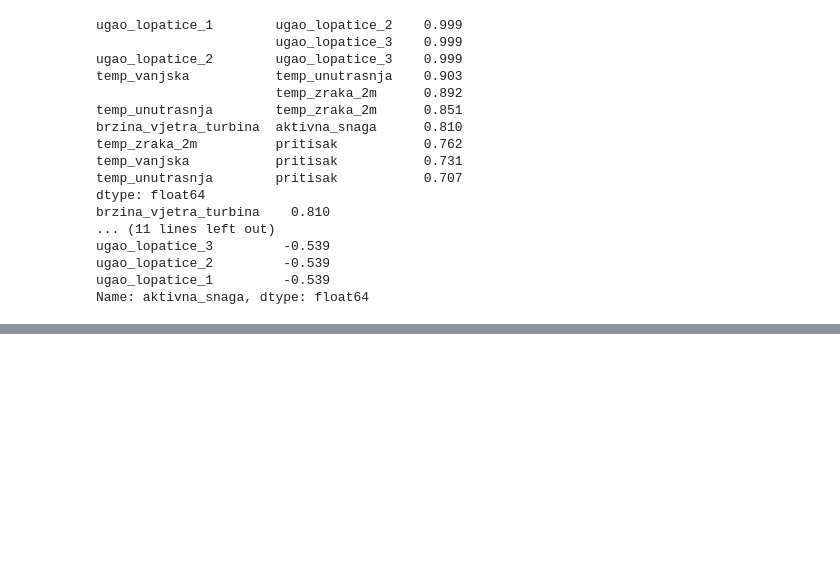
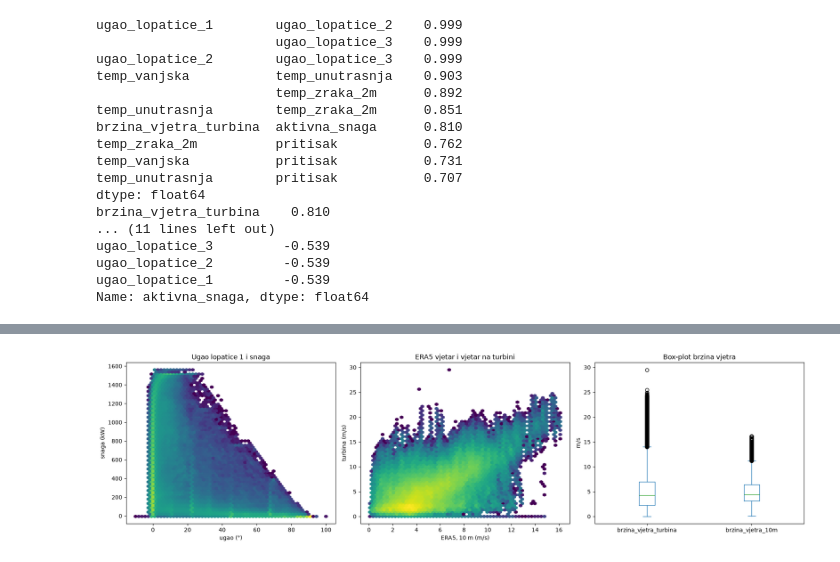
Before and after one commit to mehocatic/ml_practice, a Jupyter notebook: projekat.ipynb, the cells around one changed output, grey strips where cells are left out. Drawn from its saved outputs; the diff is of its cells as text; code cells hidden in the pictures; blank space fills up the shorter version.

```diff
--- a/projekat.ipynb
+++ b/projekat.ipynb
@@ -471,0 +512,20 @@ Name: aktivna_snaga, dtype: float64
+# %%
+fig, osa = plt.subplots(1, 3, figsize=(18, 5))
+
+# Odnos 2: ugao lopatice i snaga (pitch se mijenja kad turbina ograničava snagu)
+d = razvoj_c.dropna(subset=["ugao_lopatice_1", "aktivna_snaga"])
+osa[0].hexbin(d["ugao_lopatice_1"], d["aktivna_snaga"], gridsize=60, bins="log", cmap="viridis")
+osa[0].set(title="Ugao lopatice 1 i snaga", xlabel="ugao (°)", ylabel="snaga (kW)")
+
+# Odnos 3: ERA5 vjetar (10 m) naspram vjetra na turbini
+d2 = razvoj_c.dropna(subset=["brzina_vjetra_turbina", "brzina_vjetra_10m"])
+osa[1].hexbin(d2["brzina_vjetra_10m"], d2["brzina_vjetra_turbina"], gridsize=60, bins="log", cmap="viridis")
+osa[1].set(title="ERA5 vjetar i vjetar na turbini", xlabel="ERA5, 10 m (m/s)", ylabel="turbina (m/s)")
+
+# Box-plot brzina vjetra (IQR ekstremi)
+razvoj_c[["brzina_vjetra_turbina", "brzina_vjetra_10m"]].plot.box(ax=osa[2])
+osa[2].set(title="Box-plot brzina vjetra", ylabel="m/s")
+
+plt.tight_layout(); plt.show()
+# %% [output]
+[figure, added]
```
Also changed, not shown: parts of 3 cells of this notebook.
